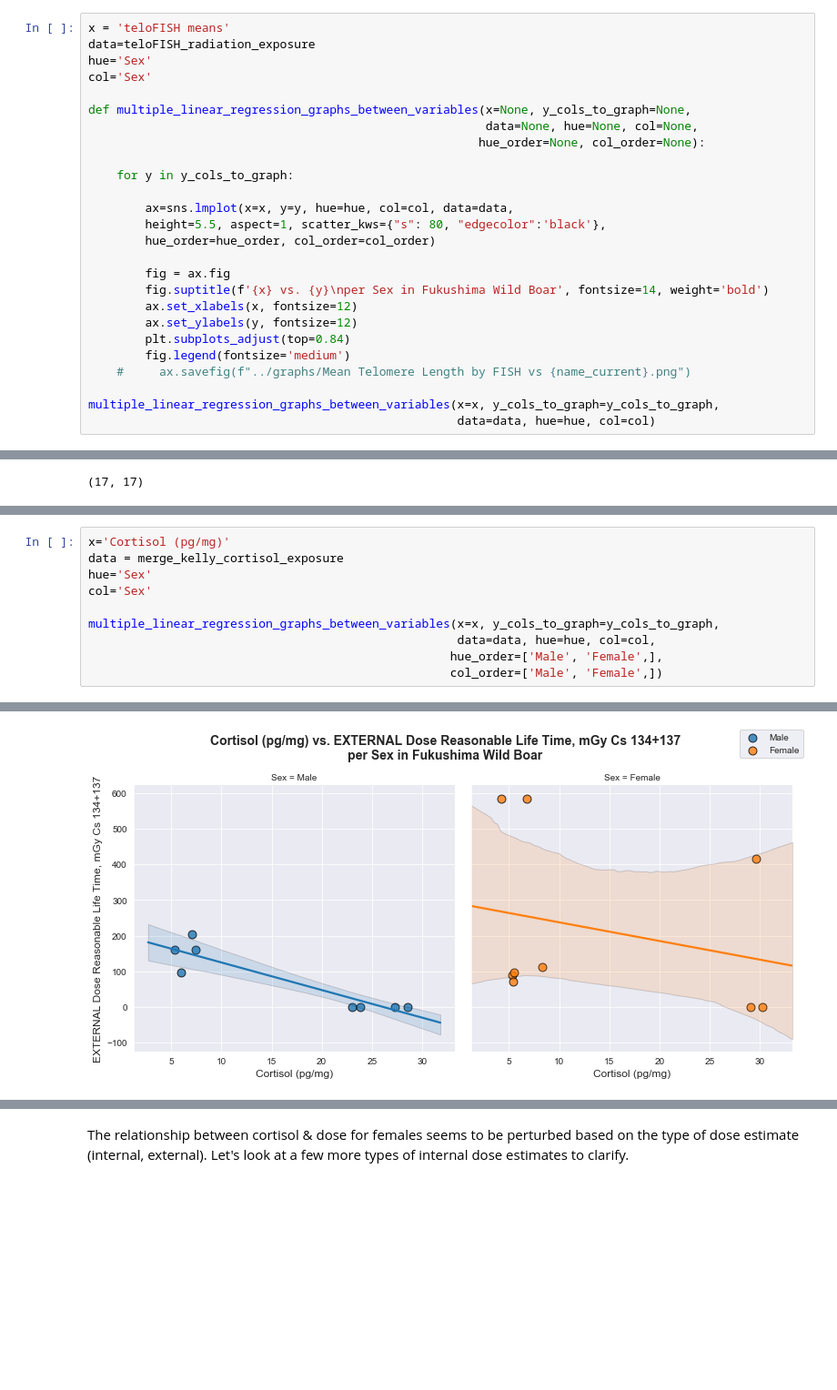
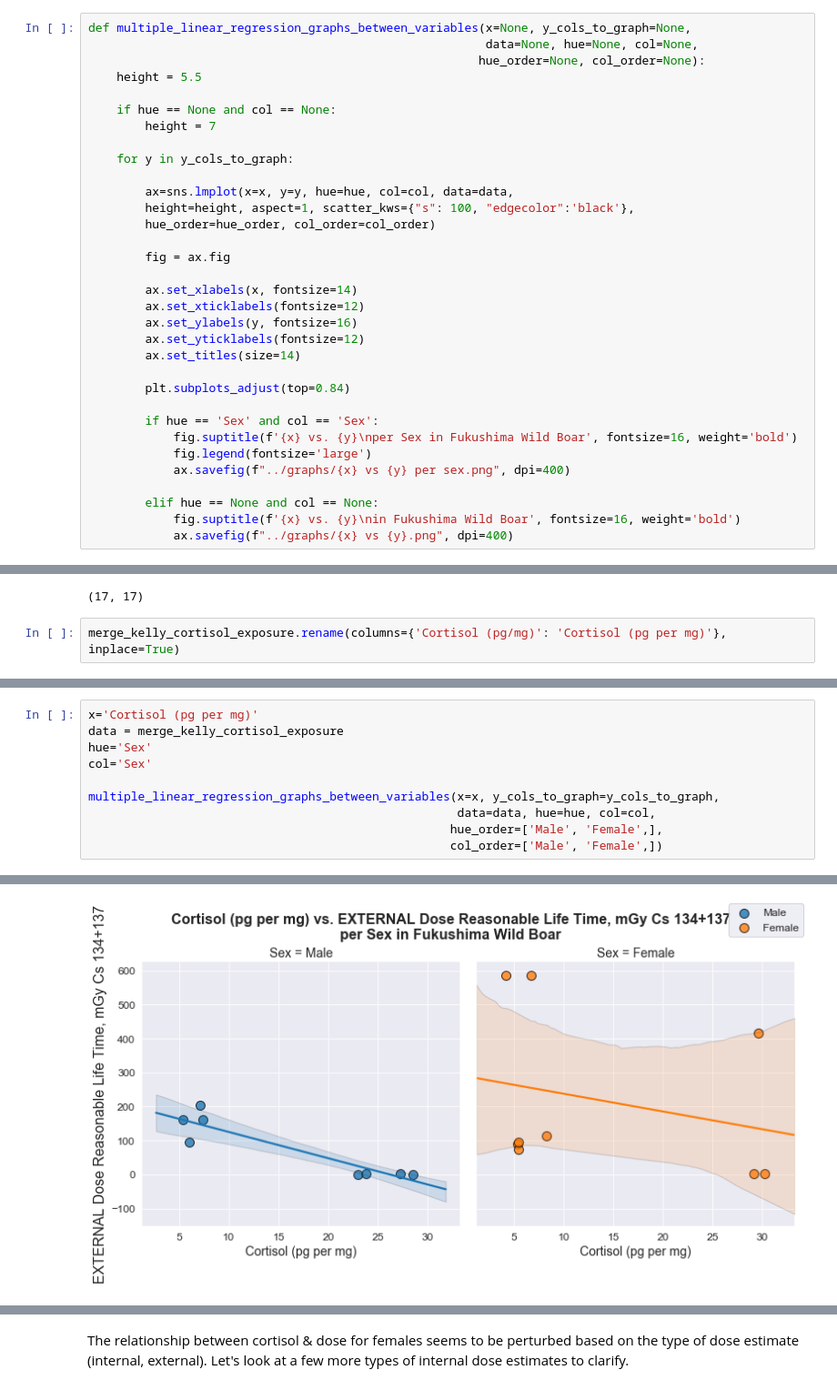
Before and after one commit to Jared-Luxton/Fukushima-Nuclear-Disaster-Humans, a Jupyter notebook: workflow & analyses notebooks/00_Fukushima_Project_Workflow_Data_Story.ipynb, the cells around one changed output, grey strips where cells are left out. Shown at 91% size. Cells and saved outputs as stored; diff of their text form; blank space fills up the shorter version.

```diff
--- a/workflow & analyses notebooks/00_Fukushima_Project_Workflow_Data_Story.ipynb
+++ b/workflow & analyses notebooks/00_Fukushima_Project_Workflow_Data_Story.ipynb
@@ -88,28 +106,35 @@ y_cols_to_graph = [
 # %% [markdown]
 Our plots will relate three measurements of radiation exposure to mean telomere length in boar. We'll split up the data per sex to examine sex-based differences. The solid lines represent a linear regression between the variables & the shaded color is line's confidence interval.
 # %%
-x = 'teloFISH means'
-data=teloFISH_radiation_exposure
-hue='Sex'
-col='Sex'
-
 def multiple_linear_regression_graphs_between_variables(x=None, y_cols_to_graph=None,
                                                         data=None, hue=None, col=None,
                                                        hue_order=None, col_order=None):
+    height = 5.5
+
+    if hue == None and col == None:
+        height = 7
 
     for y in y_cols_to_graph:
 
         ax=sns.lmplot(x=x, y=y, hue=hue, col=col, data=data,
-        height=5.5, aspect=1, scatter_kws={"s": 80, "edgecolor":'black'},
+        height=height, aspect=1, scatter_kws={"s": 100, "edgecolor":'black'},
         hue_order=hue_order, col_order=col_order)
 
         fig = ax.fig
-        fig.suptitle(f'{x} vs. {y}\nper Sex in Fukushima Wild Boar', fontsize=14, weight='bold')
-        ax.set_xlabels(x, fontsize=12)
-        ax.set_ylabels(y, fontsize=12)
+
+        ax.set_xlabels(x, fontsize=14)
+        ax.set_xticklabels(fontsize=12)
+        ax.set_ylabels(y, fontsize=16)
+        ax.set_yticklabels(fontsize=12)
+        ax.set_titles(size=14)
+
         plt.subplots_adjust(top=0.84)
-        fig.legend(fontsize='medium')
-    #     ax.savefig(f"../graphs/Mean Telomere Length by FISH vs {name_current}.png")
 
-multiple_linear_regression_graphs_between_variables(x=x, y_cols_to_graph=y_cols_to_graph,
-                                                    data=data, hue=hue, col=col)
+        if hue == 'Sex' and col == 'Sex':
+            fig.suptitle(f'{x} vs. {y}\nper Sex in Fukushima Wild Boar', fontsize=16, weight='bold')
+            fig.legend(fontsize='large')
+            ax.savefig(f"../graphs/{x} vs {y} per sex.png", dpi=400)
+
+        elif hue == None and col == None:
+            fig.suptitle(f'{x} vs. {y}\nin Fukushima Wild Boar', fontsize=16, weight='bold')
+            ax.savefig(f"../graphs/{x} vs {y}.png", dpi=400)
@@ -160,3 +235,5 @@ merge_kelly_cortisol_exposure.drop([6, ], axis=0, inplace=True)
 merge_kelly_cortisol_exposure.shape
 # %% [output]
 (17, 17)
+# %%
+merge_kelly_cortisol_exposure.rename(columns={'Cortisol (pg/mg)': 'Cortisol (pg per mg)'}, inplace=True)
@@ -163,5 +248,5 @@ merge_kelly_cortisol_exposure.shape
 # %%
-x='Cortisol (pg/mg)'
+x='Cortisol (pg per mg)'
 data = merge_kelly_cortisol_exposure
 hue='Sex'
 col='Sex'
@@ -175 +260 @@ multiple_linear_regression_graphs_between_variables(x=x, y_cols_to_graph=y_cols_
-[figure, old version]
+[figure, new version]
```
Also changed, not shown: parts of 27 cells of this notebook, 2 other files.
